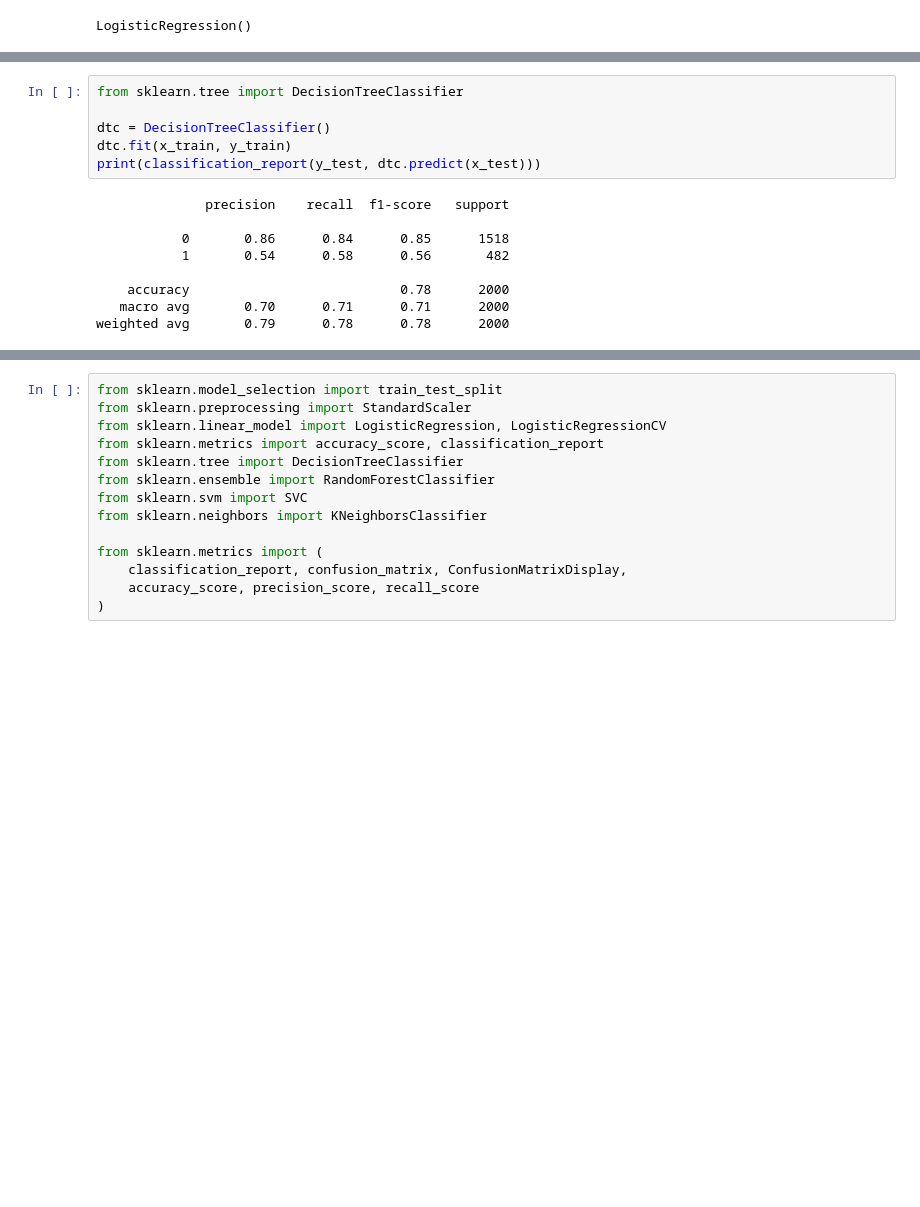
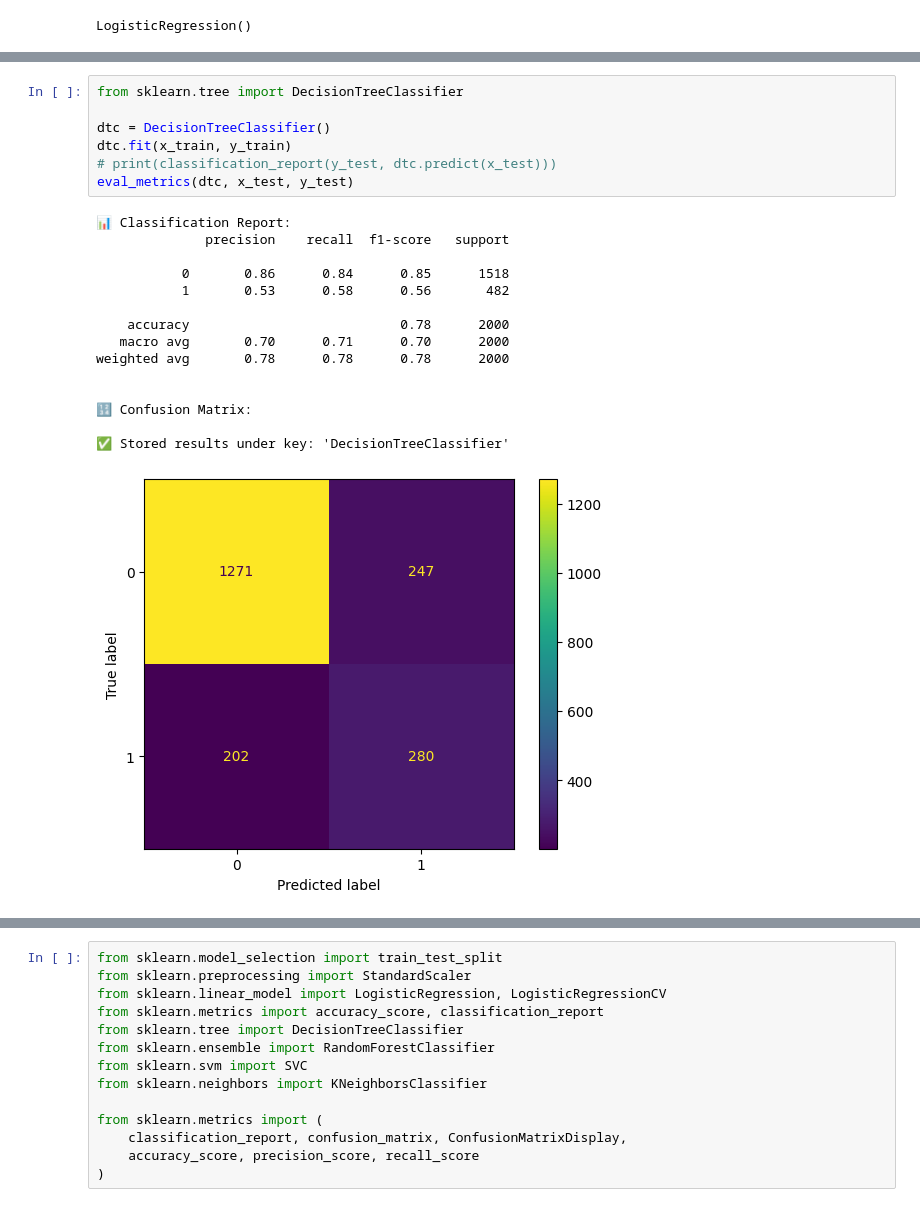
Before and after one commit to rizz045/Identifying_Presense_Of_Disease_In_Plants, a Jupyter notebook: Identifying_Presense_Of_Disease_In_Plants.ipynb, the cells around one changed output, grey strips where cells are left out. Drawn from its saved outputs; the diff is of its cells as text; blank space fills up the shorter version.

```diff
--- a/Identifying_Presense_Of_Disease_In_Plants.ipynb
+++ b/Identifying_Presense_Of_Disease_In_Plants.ipynb
@@ -220,18 +236,26 @@ weighted avg       0.75      0.77      0.71      2000
 # %%
 from sklearn.tree import DecisionTreeClassifier
 
 dtc = DecisionTreeClassifier()
 dtc.fit(x_train, y_train)
-print(classification_report(y_test, dtc.predict(x_test)))
+# print(classification_report(y_test, dtc.predict(x_test)))
+eval_metrics(dtc, x_test, y_test)
 # %% [output]
+📊 Classification Report:
               precision    recall  f1-score   support
 
            0       0.86      0.84      0.85      1518
-           1       0.54      0.58      0.56       482
+           1       0.53      0.58      0.56       482
 
     accuracy                           0.78      2000
-   macro avg       0.70      0.71      0.71      2000
-weighted avg       0.79      0.78      0.78      2000
+   macro avg       0.70      0.71      0.70      2000
+weighted avg       0.78      0.78      0.78      2000
+
+
+🔢 Confusion Matrix:
+
+✅ Stored results under key: 'DecisionTreeClassifier'
+[figure, added]
 # %%
 from sklearn.ensemble import RandomForestClassifier
 
```
Also changed, not shown: parts of 6 cells of this notebook.
